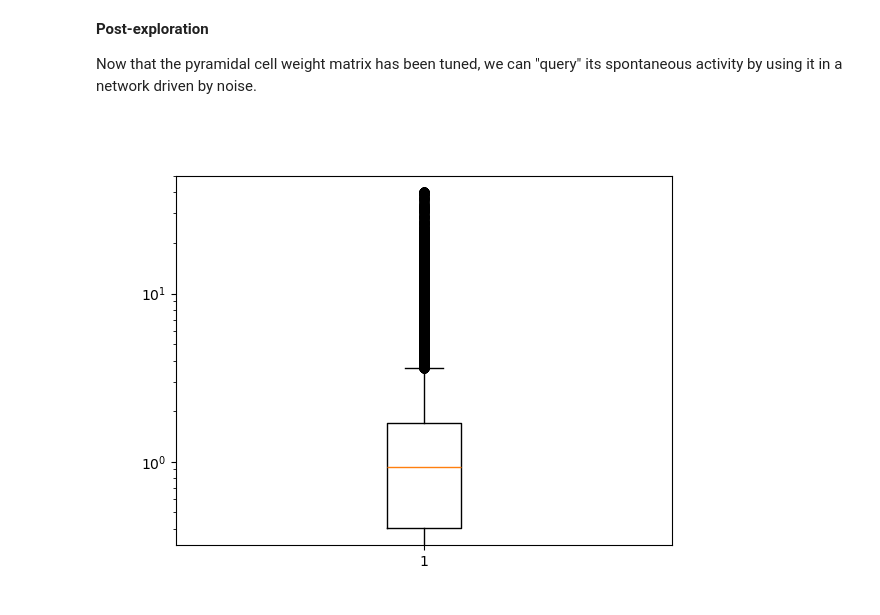
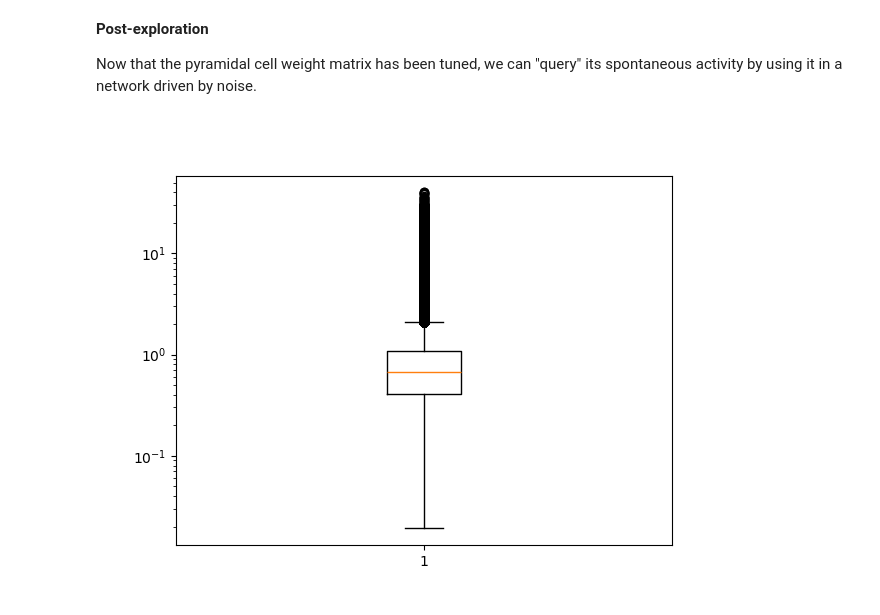
Before and after one commit to justidy1/IctalPlaceCell, a Jupyter notebook: explore_train_net.ipynb, the cells around one changed output. Saved outputs shown, nothing was run; the diff lists cells and outputs as text; code cells hidden in the pictures.

```diff
--- a/explore_train_net.ipynb
+++ b/explore_train_net.ipynb
@@ -274,8 +309,8 @@ conn_CA3_to_CA1 = nest.GetConnections(CA3_pyr,CA1_pyr).get(['source','target','w
 # %%
 plt.close('all')
 plt.figure()
-plt.boxplot(conn_CA3_to_CA1['weight'])
+plt.boxplot(conn_CA3_to_CA3['weight'])
 plt.yscale('log')
 plt.show()
 # %% [output]
-[figure, old version]
+[figure, new version]
```
Also changed, not shown: parts of 11 cells of this notebook, 4 other files.
